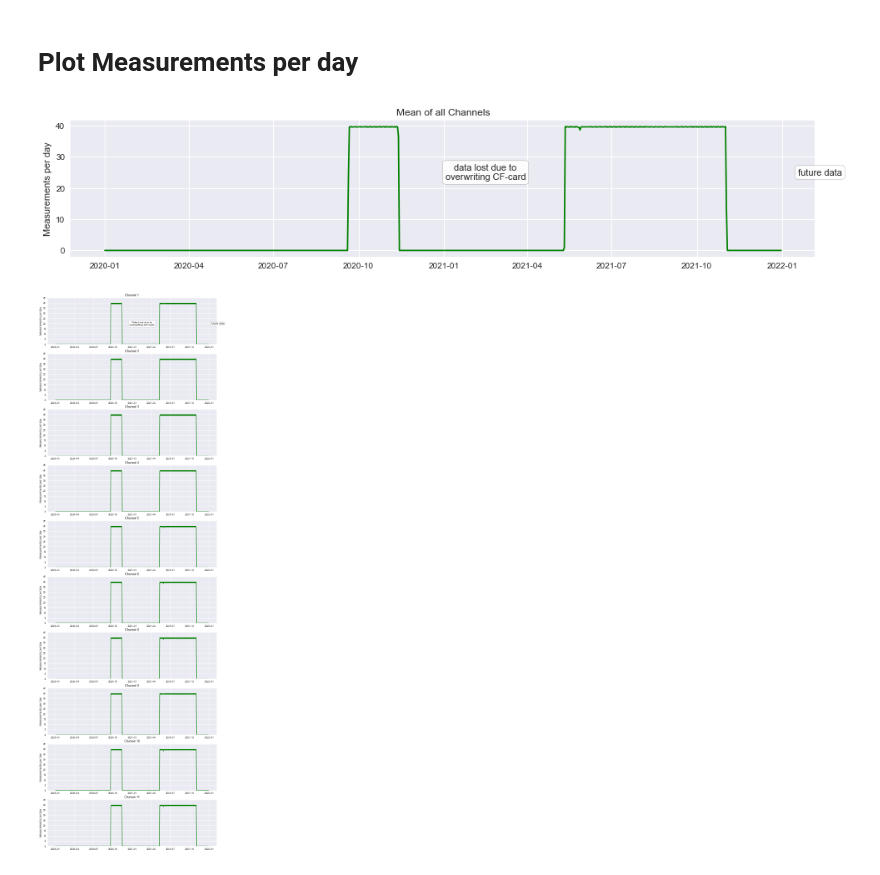
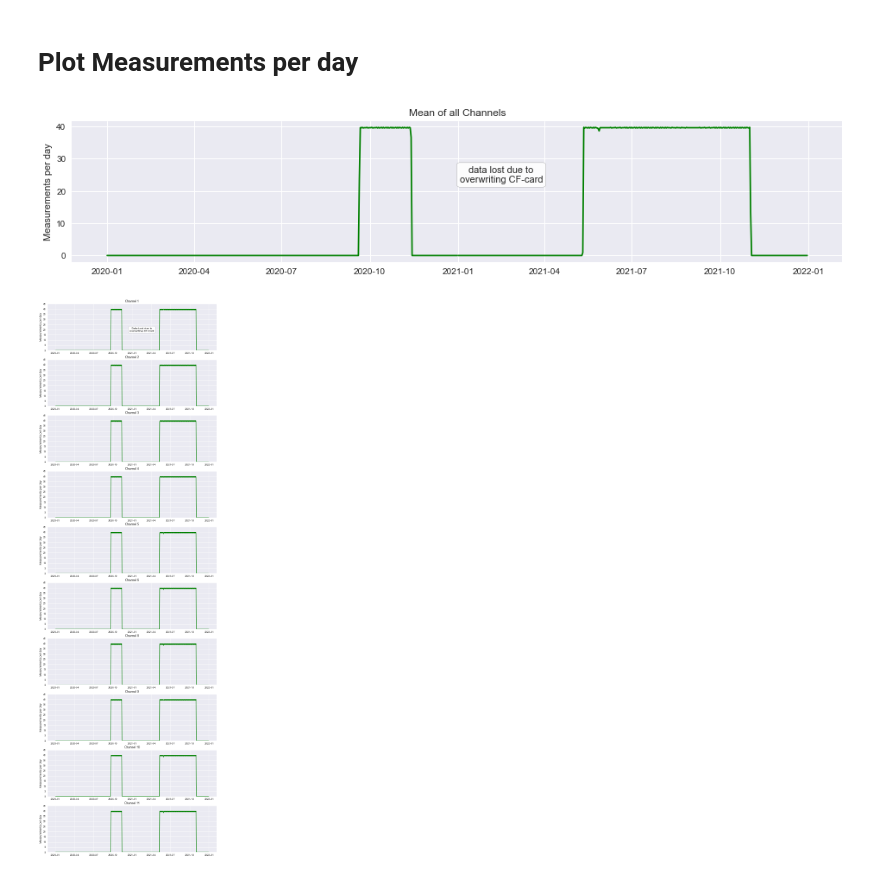
Before and after one commit to mvwick/Scripts_Masterarbeit, a Jupyter notebook: my_database_script_EONERC.ipynb, the cells around one changed output. Drawn from its saved outputs; the diff is of its cells as text; code cells hidden in the pictures.

Commit message:
removed year dependence in data import

```diff
--- a/my_database_script_EONERC.ipynb
+++ b/my_database_script_EONERC.ipynb
@@ -52,7 +52,9 @@ if import_type == "pickle":
     path_to_my_database_pickle = path_to_my_database + "\\unprocessed"
 
     data_2020=read_pickle(path_to_my_database_pickle + "\\data_from_charon3\\all_charon3_data_pickle")
-    data_2021=import_my_database_pickle(2021,path_to_my_database_pickle + "\\data_from_charon4\\pickle", controller=3195)
+    data_seperated_by_year=import_complete_database(path_to_my_database_pickle + "\\data_from_charon4\\pickle",importer=import_type,controller=3195)
+    data_seperated_by_year["2020"]=data_2020
+
     #alternative
     data_2021=read_pickle(path_to_my_database + "\\data_all_charon4")
 
@@ -111,7 +88,13 @@ Warning: 2021-05-11 has less than 10 measurements per day in channel 11
 # %%
+#count the number of measurements per day
+n_meas_pday={}
+for year in data_seperated_by_year.keys():
+    print(year)
+    n_meas_pday[year]=calculate_measurements_per_day(data_seperated_by_year[year],channels=channels)
+    print()
+
 # Improve n_meas_pdy: add days where 0 measurements were made
 # days with 0 measurements will occur in the new dictionaries
-
-# n_meas_pday_2019_with0=improve_n_meas_pday(n_meas_pday_2019, 2019)
-n_meas_pday_2020_with0=improve_n_meas_pday(n_meas_pday_2020, 2020, channels=channels)
-n_meas_pday_2021_with0=improve_n_meas_pday(n_meas_pday_2021, 2021, channels=channels)
+n_meas_pday_with0={}
+for year in data_seperated_by_year.keys():
+    n_meas_pday_with0[year]=improve_n_meas_pday(n_meas_pday[year], int(year),channels=channels)
@@ -124,3 +114,8 @@ mean_2021, date_2021 = calc_mean_channels_n_pday(n_meas_pday_2021_with0, channel
+# %%
+# Calculate mean measurements per day per channel
+mean_n_day={}; date_n_day={}
+for year in data_seperated_by_year.keys():
+    mean_n_day[year], date_n_day[year] = calc_mean_channels_n_pday(n_meas_pday_with0[year], channels=channels, check_dates_equal=False)
 # %% [markdown]
 # Plot Measurements per day
 # %%
@@ -135,8 +130,8 @@ def plot_save_func(filename_save):
 #Plot mean measurements per channel
 plt.figure(figsize=[16,3])
 # plt.plot(date_2019, mean_2019,color="green")
-plt.plot(date_2020, mean_2020,color="green")
-plt.plot(date_2021, mean_2021,color="green")
+for year in data_seperated_by_year.keys():
+    plt.plot(date_n_day[year], mean_n_day[year],color="green")
 plt.ylabel("Measurements per day")
 plt.title(f"Mean of all Channels")
 
@@ -148,12 +143,6 @@ size=11; y=25; ha="center"; va="center"
 x=mdates.date2num(pd.to_datetime("15.02.2021"))
 plt.text(x, y,"data lost due to\noverwriting CF-card", ha=ha, va=va, size=size, bbox=bbox_props) # data lost box
 
-# p is index of last date with 0 data from behind
-p=np.argmax(mean_2021[::-1] > 0) #flip dataframe to allow single days without measurements in between others
-# # Needs to be UPDATED for a new year with data !!!!!!!!!!!!!!!!!!!!!!!!!!!!!!!!!!!!!!!!!!!!!!!!!!!!!!!!!!!!!!!!!!!!!!!!!!!!!!
-x=mdates.date2num(pd.to_datetime(date_2021[-p] + timedelta(days=100)))
-plt.text(x, y,"future data", ha=ha, va=va, size=size, bbox=bbox_props) # Future data box
-
 # Add txt for dates of data gaps
 
 if plot_save:
@@ -161,40 +150,34 @@ if plot_save:
 
 plt.show()
 # %% [output]
-[figure, old version]
+[figure, new version]
 # %%
 # Plot each channel seperate
 fig,axs=plt.subplots(len(channels),1,figsize=[12,4*len(channels)], dpi=50)
 counter=0
 for channel in channels:
     n=counter
     c="green"
-    # axs[n].plot(pd.to_datetime(list(n_meas_pday_2019_with0[channel])), n_meas_pday_2019_with0[channel].values(),color=c)
-    axs[n].plot(pd.to_datetime(list(n_meas_pday_2020_with0[channel])), n_meas_pday_2020_with0[channel].values(),color=c)
-    axs[n].plot(pd.to_datetime(list(n_meas_pday_2021_with0[channel])), n_meas_pday_2021_with0[channel].values(),color=c)
+    for year in data_seperated_by_year.keys():
+        axs[n].plot(pd.to_datetime(list(n_meas_pday_with0[year][channel])), n_meas_pday_with0[year][channel].values(),color=c)
+
     axs[n].set_ylabel("Measurements per day")
     #axs[n].set_xlabel("Date")
     axs[n].set_title(f"Channel {channel}")
     axs[n].set_ylim([0,45])
 
     counter+=1
 
 # PLOT ACCESSOIREs
 ## some generel settings
 bbox_props = dict(boxstyle="round", fc="w", ec="0.5", alpha=0.9)
 size=11; y=20; ha="center"; va="center"
 
 x=mdates.date2num(pd.to_datetime("15.02.2021"))
 axs[0].text(x, y,"Data Lost due to\noverwriting CF-Card", ha=ha, va=va, size=size, bbox=bbox_props) # data lost box
 
-# # p is index of last date with 0 data from behind
-p=np.argmax(mean_2021[::-1] > 0) #flip dataframe to allow single days without measurements in between others
-# # Needs to be UPDATED for a new year with data !!!!!!!!!!!!!!!!!!!!!!!!!!!!!!!!!!!!!!!!!!!!!!!!!!!!!!!!!!!!!!!!!!!!!!!!!!!!!!
-x=mdates.date2num(pd.to_datetime(date_2021[-p] + timedelta(days=100)))
-axs[0].text(x, y,"future data", ha=ha, va=va, size=size, bbox=bbox_props) # Future data box
-
 if plot_save:
     plot_save_func("EONERC_all_channels_measpday")
 plt.show()
 # %% [output]
-[figure, old version]
+[figure, new version]
```
Also changed, not shown: parts of 4 cells of this notebook, 12 other files.
